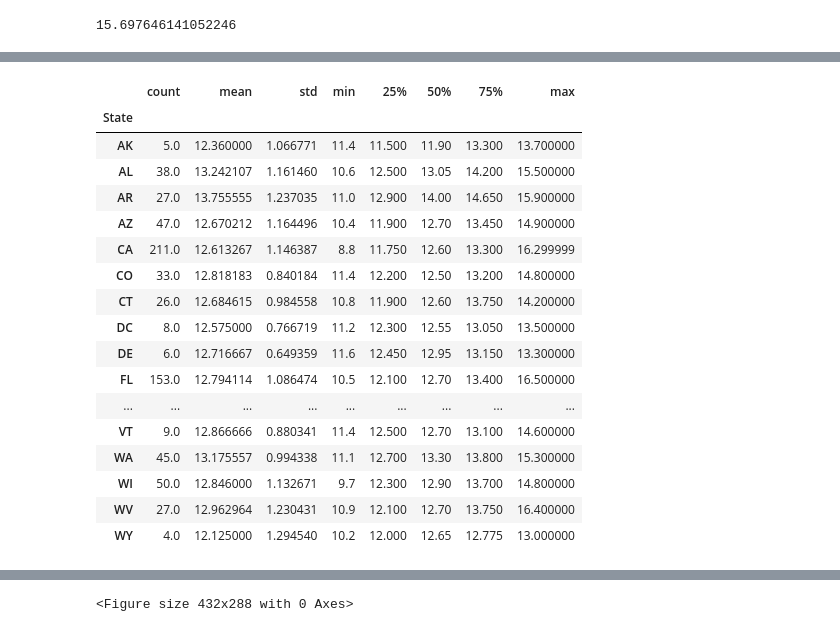
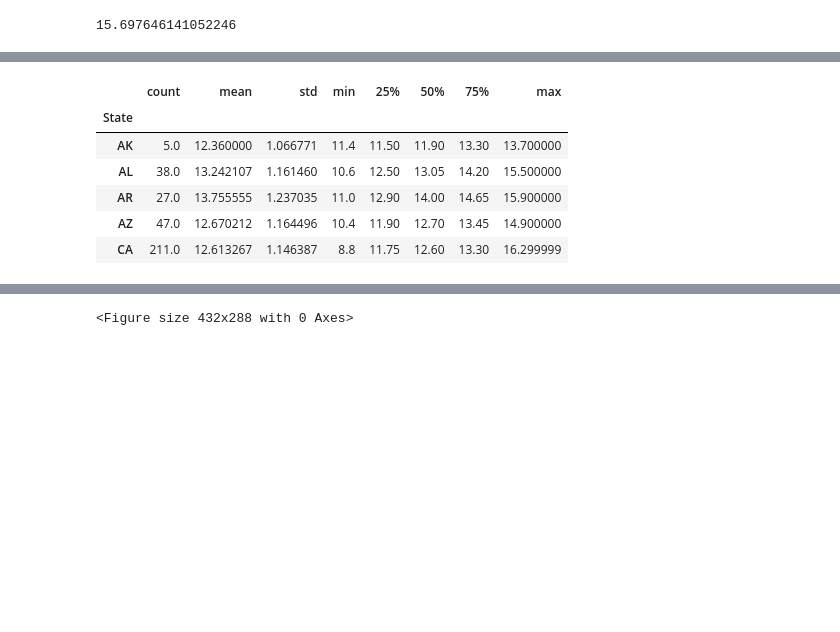
Before and after one commit to kathieking/Thinkful, a Jupyter notebook: Capstone1_code.ipynb, the cells around one changed output, grey strips where cells are left out. Cells and saved outputs as stored; diff of their text form; code cells hidden in the pictures; blank space fills up the shorter version.

```diff
--- a/Capstone1_code.ipynb
+++ b/Capstone1_code.ipynb
@@ -352,22 +544,11 @@ plt.show()
 # %%
 dfami_state = df_ami.groupby('State')['Score'].describe()
-dfami_state
+dfami_state.head()
 # %% [output]
 |  | count | mean | std | min | 25% | 50% | 75% | max |
 | State |  |  |  |  |  |  |  |  |
-| AK | 5.0 | 12.360000 | 1.066771 | 11.4 | 11.500 | 11.90 | 13.300 | 13.700000 |
-| AL | 38.0 | 13.242107 | 1.161460 | 10.6 | 12.500 | 13.05 | 14.200 | 15.500000 |
-| AR | 27.0 | 13.755555 | 1.237035 | 11.0 | 12.900 | 14.00 | 14.650 | 15.900000 |
-| AZ | 47.0 | 12.670212 | 1.164496 | 10.4 | 11.900 | 12.70 | 13.450 | 14.900000 |
-| CA | 211.0 | 12.613267 | 1.146387 | 8.8 | 11.750 | 12.60 | 13.300 | 16.299999 |
-| CO | 33.0 | 12.818183 | 0.840184 | 11.4 | 12.200 | 12.50 | 13.200 | 14.800000 |
-| CT | 26.0 | 12.684615 | 0.984558 | 10.8 | 11.900 | 12.60 | 13.750 | 14.200000 |
-| DC | 8.0 | 12.575000 | 0.766719 | 11.2 | 12.300 | 12.55 | 13.050 | 13.500000 |
-| DE | 6.0 | 12.716667 | 0.649359 | 11.6 | 12.450 | 12.95 | 13.150 | 13.300000 |
-| FL | 153.0 | 12.794114 | 1.086474 | 10.5 | 12.100 | 12.70 | 13.400 | 16.500000 |
-| ... | ... | ... | ... | ... | ... | ... | ... | ... |
-| VT | 9.0 | 12.866666 | 0.880341 | 11.4 | 12.500 | 12.70 | 13.100 | 14.600000 |
-| WA | 45.0 | 13.175557 | 0.994338 | 11.1 | 12.700 | 13.30 | 13.800 | 15.300000 |
-| WI | 50.0 | 12.846000 | 1.132671 | 9.7 | 12.300 | 12.90 | 13.700 | 14.800000 |
-| WV | 27.0 | 12.962964 | 1.230431 | 10.9 | 12.100 | 12.70 | 13.750 | 16.400000 |
-| WY | 4.0 | 12.125000 | 1.294540 | 10.2 | 12.000 | 12.65 | 12.775 | 13.000000 |
+| AK | 5.0 | 12.360000 | 1.066771 | 11.4 | 11.50 | 11.90 | 13.30 | 13.700000 |
+| AL | 38.0 | 13.242107 | 1.161460 | 10.6 | 12.50 | 13.05 | 14.20 | 15.500000 |
+| AR | 27.0 | 13.755555 | 1.237035 | 11.0 | 12.90 | 14.00 | 14.65 | 15.900000 |
+| AZ | 47.0 | 12.670212 | 1.164496 | 10.4 | 11.90 | 12.70 | 13.45 | 14.900000 |
+| CA | 211.0 | 12.613267 | 1.146387 | 8.8 | 11.75 | 12.60 | 13.30 | 16.299999 |
```
Also changed, not shown: parts of 116 cells of this notebook.
